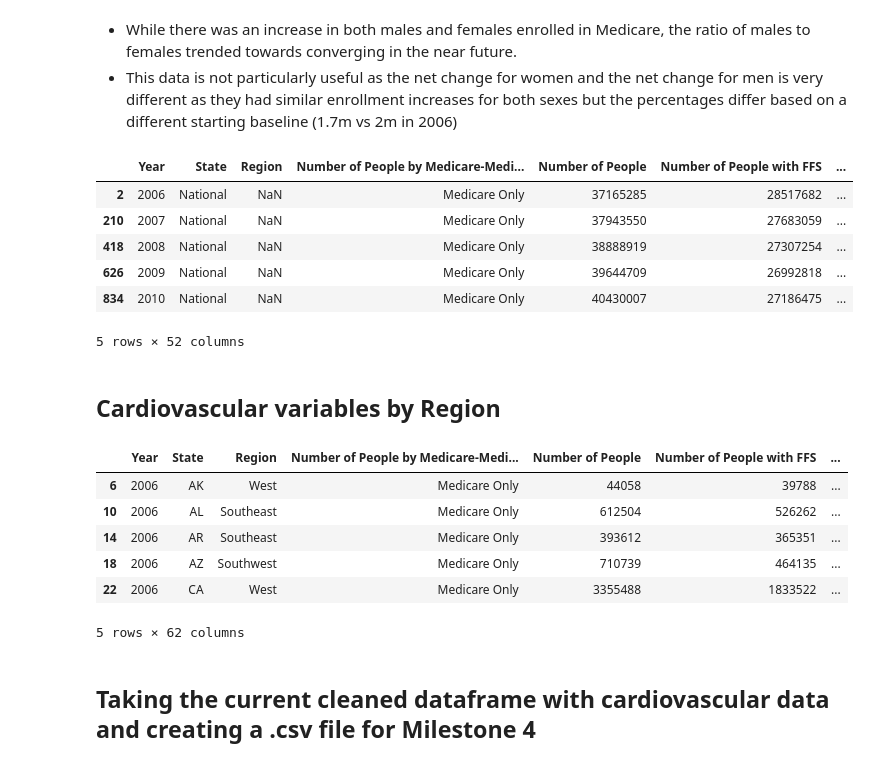
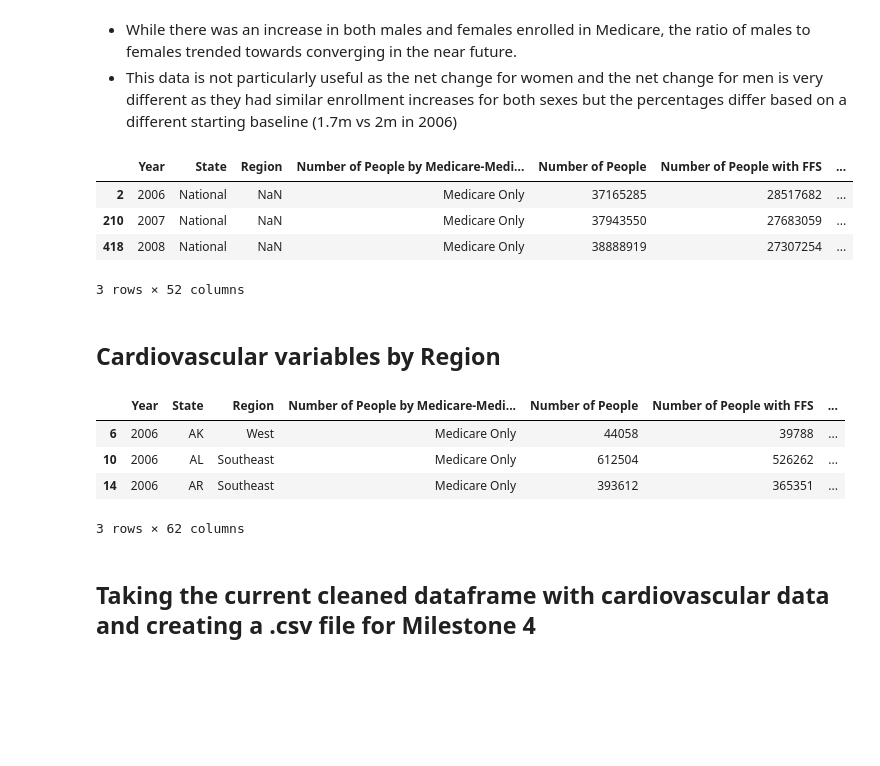
Before and after one commit to data301-2021-winter1/project-group36-project, a Jupyter notebook: notebooks/analysis1.ipynb, the cells around one changed output. Saved outputs shown, nothing was run; the diff lists cells and outputs as text; code cells hidden in the pictures; blank space fills up the shorter version.

```diff
--- a/notebooks/analysis1.ipynb
+++ b/notebooks/analysis1.ipynb
@@ -163,15 +169,13 @@ plt.savefig('../images/Sex_Trends.png', dpi=300)
 - While there was an increase in both males and females enrolled in Medicare, the ratio of males to females trended towards converging in the near future.
 - This data is not particularly useful  as the net change for women and the net change for men is very different as they had similar enrollment increases for both sexes but the percentages differ based on a different starting baseline (1.7m vs 2m in 2006)
 # %%
-df_nation.head()
+df_nation.head(3)
 # %% [output]
 |  | Year | State | Region | Number of People by Medicare-Medi... | Number of People | Number of People with FFS | ... |
 | 2 | 2006 | National | NaN | Medicare Only | 37165285 | 28517682 | ... |
 | 210 | 2007 | National | NaN | Medicare Only | 37943550 | 27683059 | ... |
 | 418 | 2008 | National | NaN | Medicare Only | 38888919 | 27307254 | ... |
-| 626 | 2009 | National | NaN | Medicare Only | 39644709 | 26992818 | ... |
-| 834 | 2010 | National | NaN | Medicare Only | 40430007 | 27186475 | ... |
-5 rows × 52 columns
+3 rows × 52 columns
 # %% [markdown]
 ## Cardiovascular variables by Region
 # %%
@@ -179,15 +183,13 @@ p1.create_cardio_pop(dfc)
 # %%
 dfc = dfc.loc[(dfc['State'] != 'National') & (dfc['Number of People by Medicare-Medicaid Enrollment Type'] == 'Medicare Only')]
 # %%
-dfc.head()
+dfc.head(3)
 # %% [output]
 |  | Year | State | Region | Number of People by Medicare-Medi... | Number of People | Number of People with FFS | ... |
 | 6 | 2006 | AK | West | Medicare Only | 44058 | 39788 | ... |
 | 10 | 2006 | AL | Southeast | Medicare Only | 612504 | 526262 | ... |
 | 14 | 2006 | AR | Southeast | Medicare Only | 393612 | 365351 | ... |
-| 18 | 2006 | AZ | Southwest | Medicare Only | 710739 | 464135 | ... |
-| 22 | 2006 | CA | West | Medicare Only | 3355488 | 1833522 | ... |
-5 rows × 62 columns
+3 rows × 62 columns
 # %% [markdown]
 ## Taking the current cleaned dataframe with cardiovascular data and creating a .csv file for Milestone 4
 # %%
```
Also changed, not shown: parts of 27 cells of this notebook, 8 other files.
